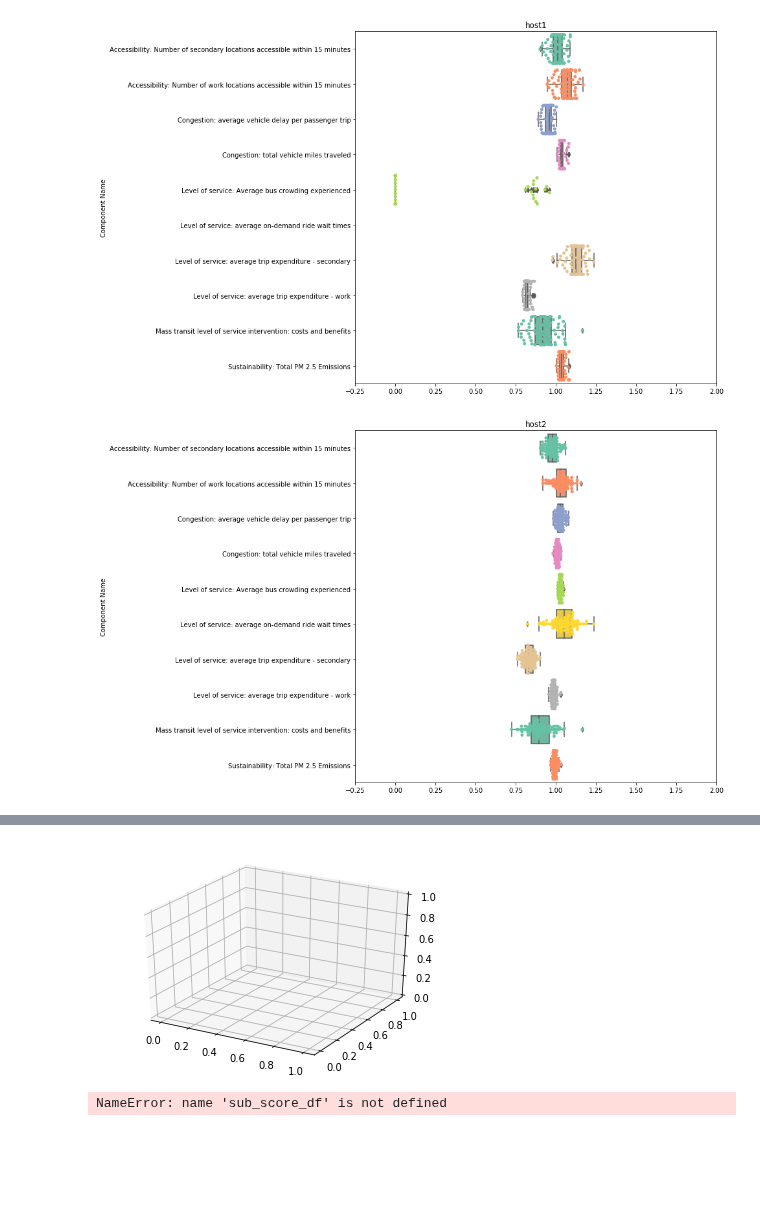
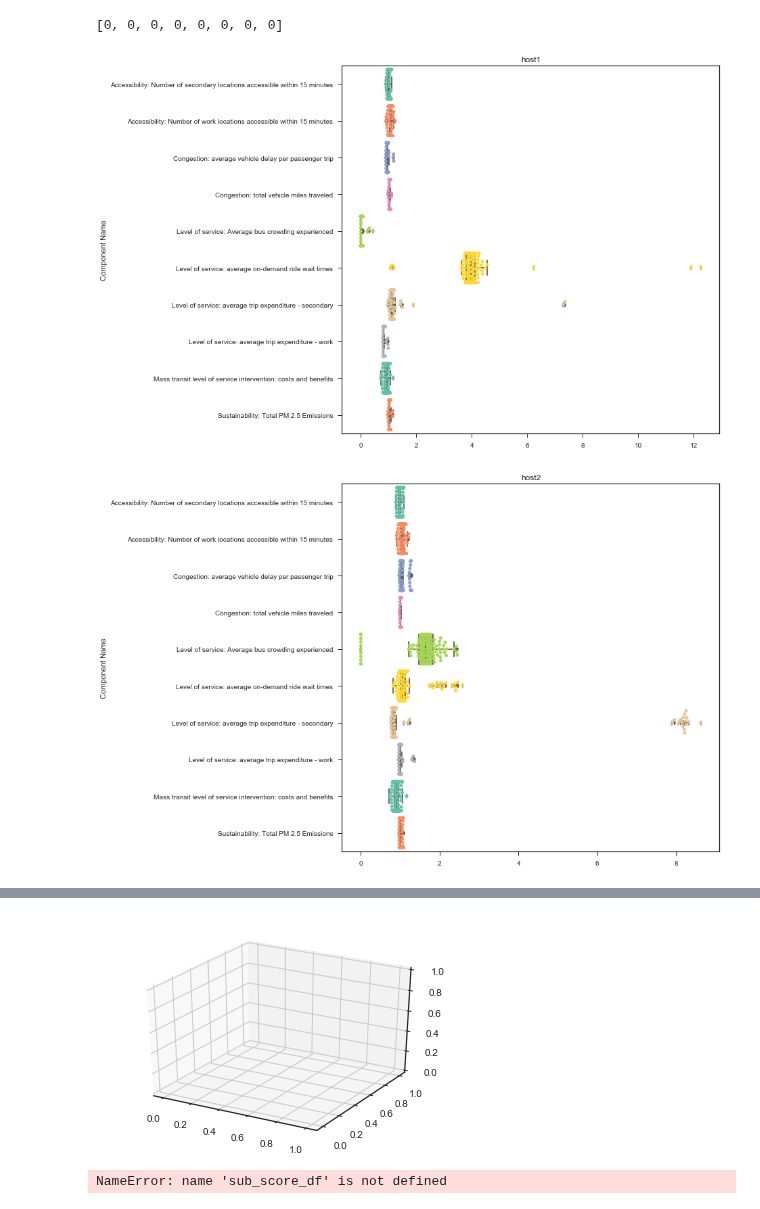
Before and after one commit to bistro-its-berkeley/BISTRO-Starter-Kit, a Jupyter notebook: utilities/RandomSearchResultsAnalysis.ipynb, the cells around one changed output, grey strips where cells are left out. Drawn from its saved outputs; the diff is of its cells as text; code cells hidden in the pictures; blank space fills up the shorter version.

```diff
--- a/utilities/RandomSearchResultsAnalysis.ipynb
+++ b/utilities/RandomSearchResultsAnalysis.ipynb
@@ -65,5 +67,8 @@ Status: Image is up to date for beammodel/beam-competition:0.0.1-SNAPSHOT
 # %%
-res = [rsync_results(hostname, host_ip, key_file_loc) for hostname, host_ip in zip(host_names, hosts)]
+# Pull latest results from server
+[rsync_results(hostname, host_ip, key_file_loc,dest_root) for hostname, host_ip in zip(host_names, hosts)]
+# %% [output]
+[0, 0, 0, 0, 0, 0, 0, 0]
 # %%
 import pandas as pd, numpy as np, seaborn as sns
 import dask.dataframe as dd
@@ -142,6 +148,7 @@ class InputScoreData:
         self.input_df  = input_df
         self.score_df = score_df
 # %%
+# collect, parse, and concatenate scores as well as plot by condition
 import glob
 
 scores_dfs={}
@@ -166,7 +173,7 @@ for host in host_names:
         if "RS" not in output_key:  # filter out old runs for now
             continue
         score_df["output_key"] = output_key
-        sub_score_dfs.append(score_df[["Weighted Score","output_key"]])
+        sub_score_dfs.append(score_df[["Raw Score","output_key"]])
 
         for input_name in input_names:
             input_file = output_dir + SUBMISSION_INPUTS_DIR_NAME +"/"+ input_name+".csv"
@@ -197,36 +204,36 @@ for host in host_names:
     ptfare_df.loc[:,"routeId"]=ptfare_df.loc[:,"routeId"].apply(lambda x: mapping[x])
     vfm_df.loc[:, "routeId"] = vfm_df.loc[:, "routeId"].apply(lambda x: mapping[x])
 
     vehicle_type_factors = pd.factorize(vfm_df.loc[:,"vehicleTypeId"])
     vfm_df.loc[:,"vehicleTypeId"] = vehicle_type_factors[0]
 
     input_type = "ModeIncentives"
     input_fields = ["income","age"]
     mode_df = split_input_range(mode_df.copy(),input_fields)
 
     input_type = "PtFares"
     input_fields = ["age"]
     ptfare_df = split_input_range(ptfare_df.copy(),input_fields)
 
     scores_df = pd.concat(sub_score_dfs)
 
     score_type = "Submission Score"
     freq_subscore_df = merge_input_type_df_with_score(freq_df,scores_df,score_type)
     mode_subscore_df = merge_input_type_df_with_score(mode_df,scores_df,score_type)
     ptfare_subscore_df = merge_input_type_df_with_score(ptfare_df,scores_df,score_type)
     vfm_subscore_df = merge_input_type_df_with_score(vfm_df,scores_df,score_type)
 
-    freq_subscore_df=freq_subscore_df[freq_subscore_df["Weighted Score"]>0]
-    scores_df_wide = scores_df.reset_index().pivot(index='output_key',columns='Component Name',values='Weighted Score')
+    freq_subscore_df=freq_subscore_df[freq_subscore_df["Raw Score"]>0]
+    scores_df_wide = scores_df.reset_index().pivot(index='output_key',columns='Component Name',values='Raw Score')
     scores_dfs[host] = scores_df_wide
     fig = plt.figure(figsize=(10,10))
     sns.boxplot(data=scores_df_wide.drop("Submission Score",axis=1),orient='h',palette='Set2')
     sns.swarmplot(data=scores_df_wide.drop("Submission Score",axis=1),orient='h',palette='Set2',color=".25")
     axis = fig.axes[0]
-    axis.set_xlim(-0.25,2.0)
+#     axis.set_xlim(-0.25,5.0)
     plt.title(host)
     plt.show()
-    fig.savefig("{}.png".format(host),format="png",dpi=150)
+    fig.savefig("img/{}.png".format(host),format="png",dpi=150)
 # %% [output]
-[figure, old version]
+[figure, new version]
-[figure, old version]
+[figure, new version]
@@ -237,7 +260,7 @@ ax = fig.gca(projection='3d')
 ax.scatter(freq_subscore_df['trip_id'], freq_subscore_df['headway_secs'], freq_subscore_df['start_time'], cmap=plt.cm.viridis, linewidth=0.2)
 plt.show()
 # %% [output]
-[figure, old version]
+[figure, new version]
 # %%
 sub_score_df=sub_score_df.set_index('output_key')
 sub_score_df.index.name = 'output_key'
```
Also changed, not shown: parts of 6 cells of this notebook.
